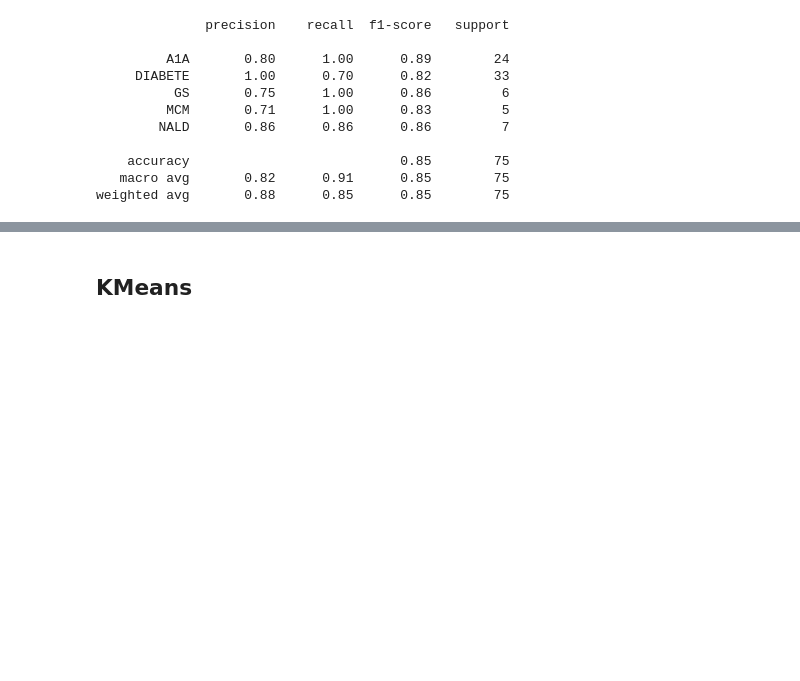
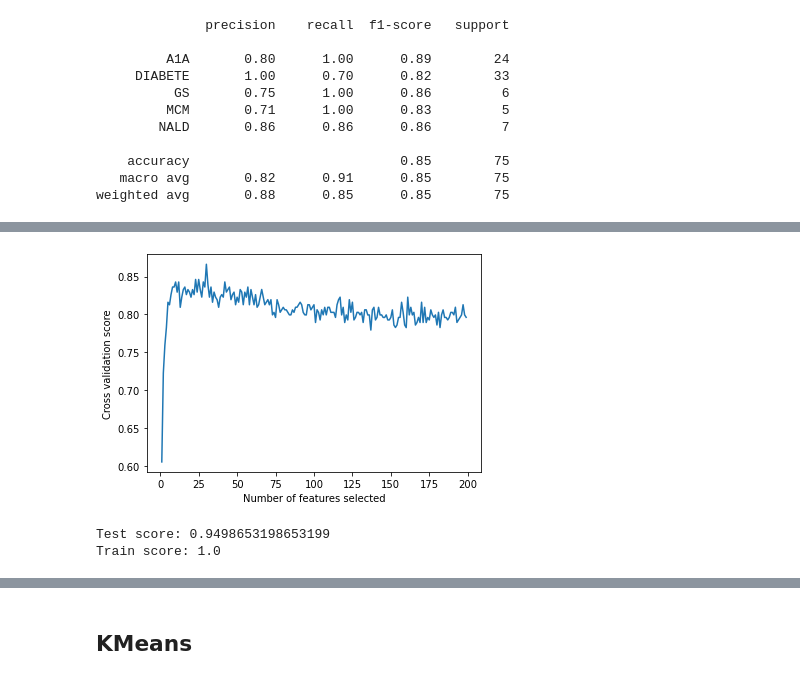
Before and after one commit to federicosilvestri/chl-project, a Jupyter notebook: src/notebooks/Classification.ipynb, the cells around one changed output, grey strips where cells are left out. Cells and saved outputs as stored; diff of their text form; code cells hidden in the pictures; blank space fills up the shorter version.

```diff
--- a/src/notebooks/Classification.ipynb
+++ b/src/notebooks/Classification.ipynb
@@ -463,0 +607,5 @@ weighted avg       0.88      0.85      0.85        75
+# %%
+rf_cols = list(compress(data_cols, model.get_support()))
+# %%
+# To select most important features
+fs_train_cv_1 = train_cv[rf_cols]
@@ -463,0 +628,9 @@ weighted avg       0.88      0.85      0.85        75
+# %%
+# Plot showing the Cross Validation score
+plt.figure()
+plt.xlabel("Number of features selected")
+plt.ylabel("Cross validation score")
+plt.plot(range(1, len(rfecv.cv_results_['mean_test_score']) + 1), rfecv.cv_results_['mean_test_score'])
+plt.show()
+# %% [output]
+[figure, added]
@@ -463,0 +646,6 @@ weighted avg       0.88      0.85      0.85        75
+# %%
+print('Test score: '+str(cross_val_2['test_accuracy'].mean()))
+print('Train score: '+str(cross_val_2['train_accuracy'].mean()))
+# %% [output]
+Test score: 0.9498653198653199
+Train score: 1.0
```
Also changed, not shown: parts of 32 cells of this notebook.
